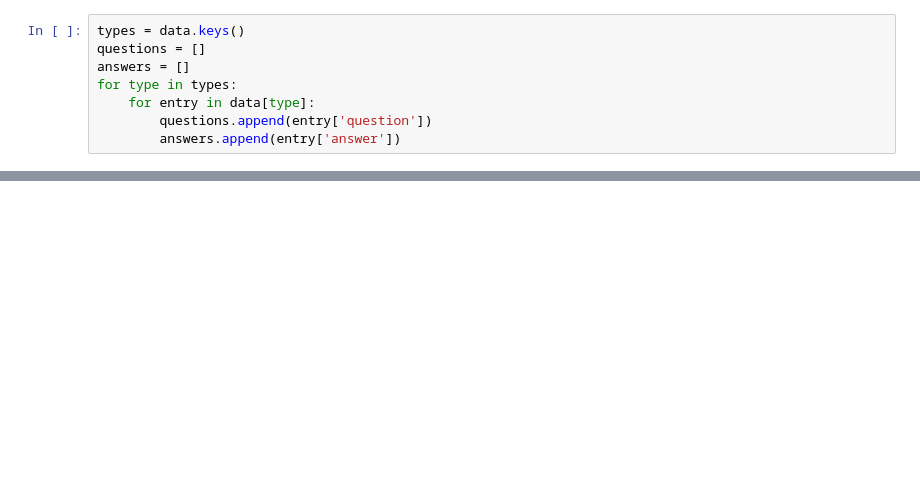
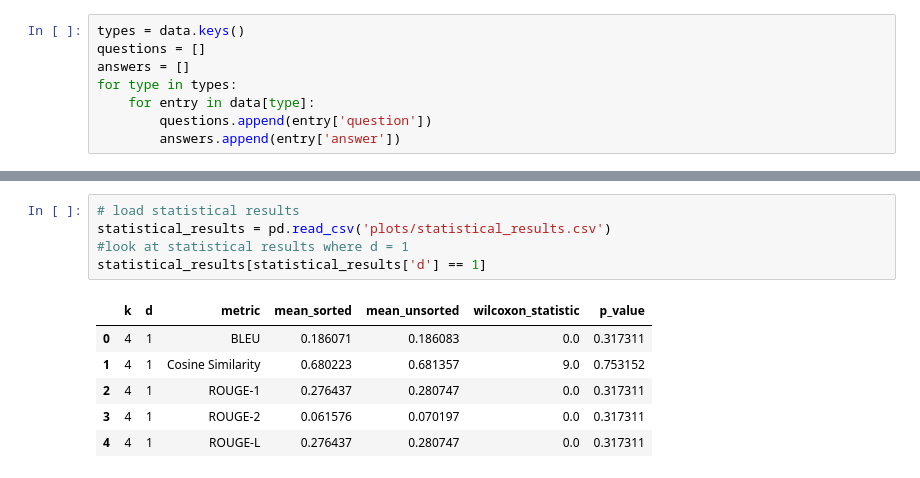
Before and after one commit to fnavarro94/NZTA-GraphRAG-Experiment, a Jupyter notebook: node_level_testing_sp_cot.ipynb, the cells around one changed output, grey strips where cells are left out. Drawn from its saved outputs; the diff is of its cells as text; blank space fills up the shorter version.

```diff
--- a/node_level_testing_sp_cot.ipynb
+++ b/node_level_testing_sp_cot.ipynb
@@ -319,0 +718,12 @@ Which line does the major transport infrastructure project in New Zealand, which
+# %%
+# load statistical results
+statistical_results = pd.read_csv('plots/statistical_results.csv')
+#look at statistical results where d = 1
+statistical_results[statistical_results['d'] == 1]
+# %% [output]
+|  | k | d | metric | mean_sorted | mean_unsorted | wilcoxon_statistic | p_value |
+| 0 | 4 | 1 | BLEU | 0.186071 | 0.186083 | 0.0 | 0.317311 |
+| 1 | 4 | 1 | Cosine Similarity | 0.680223 | 0.681357 | 9.0 | 0.753152 |
+| 2 | 4 | 1 | ROUGE-1 | 0.276437 | 0.280747 | 0.0 | 0.317311 |
+| 3 | 4 | 1 | ROUGE-2 | 0.061576 | 0.070197 | 0.0 | 0.317311 |
+| 4 | 4 | 1 | ROUGE-L | 0.276437 | 0.280747 | 0.0 | 0.317311 |
```
Also changed, not shown: parts of 31 cells of this notebook, 1 other file.
